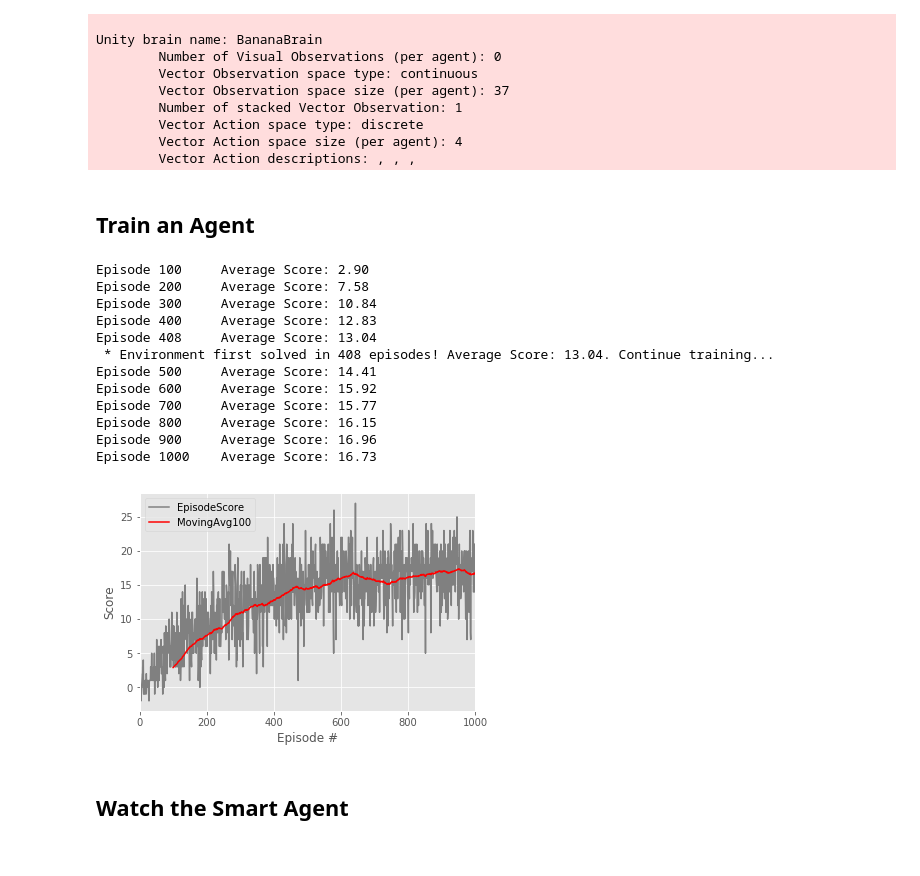
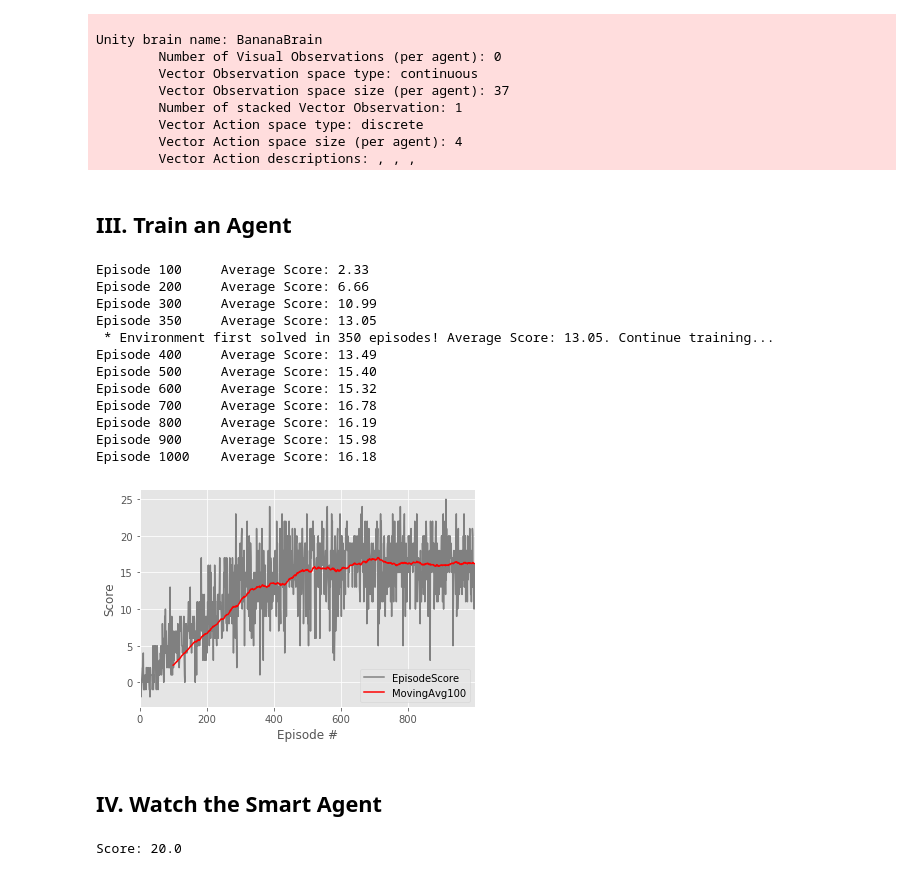
Before and after one commit to YaranFan/deep_reinforcement_learning_navigation, a Jupyter notebook: Navigation.ipynb, the cells around one changed output. Saved outputs shown, nothing was run; the diff lists cells and outputs as text; code cells hidden in the pictures.

```diff
--- a/Navigation.ipynb
+++ b/Navigation.ipynb
@@ -54,7 +54,7 @@ def dqn(brain_name, agent, n_episodes=1000, eps_start=1.0, eps_end=0.01, eps_dec
                 print('\n * Environment first solved in {:d} episodes! Average Score: {:.2f}. Continue training...'.format(i_episode, np.mean(scores_window)))
                 solved = True
             scores_pass = np.mean(scores_window)
-            torch.save(agent.qnetwork_local.state_dict(), 'checkpoint.pth')
+            torch.save(agent.qnetwork_local.state_dict(), 'trained_agent.pth')
     return scores
 
 def plot_score(scores, rolling_window=100):
@@ -69,6 +69,6 @@ def plot_score(scores, rolling_window=100):
 # %%
 # Environment
-env = UnityEnvironment(file_name="Banana_Linux_NoVis/Banana.x86_64")
+env = UnityEnvironment(file_name="Banana/Banana.app")
 brain_name = env.brain_names[0]
 brain = env.brains[brain_name]
 env_info = env.reset(train_mode=True)[brain_name]
@@ -91,50 +91,52 @@ Unity brain name: BananaBrain
         Vector Action space size (per agent): 4
         Vector Action descriptions: , , ,
 # %% [markdown]
-## Train an Agent
+## III. Train an Agent
 # %%
 # Train or load model
 train_model = True
 # %%
 # Agent
+action_size = brain.vector_action_space_size
+state_size = brain.vector_observation_space_size
+agent = Agent(state_size=state_size, action_size=action_size, device=device)
 if train_model:
-    action_size = brain.vector_action_space_size
-    state_size = brain.vector_observation_space_size
-    agent = Agent(state_size=state_size, action_size=action_size, device=device)
     scores = dqn(brain_name, agent, eps_decay=0.99)
     plot_score(scores)
 else:
-    agent.qnetwork_local.load_state_dict(torch.load('checkpoint.pth'))
+    agent.qnetwork_local.load_state_dict(torch.load('trained_agent.pth'))
 # %% [output]
-Episode 100     Average Score: 2.90
-Episode 200     Average Score: 7.58
-Episode 300     Average Score: 10.84
-Episode 400     Average Score: 12.83
-Episode 408     Average Score: 13.04
- * Environment first solved in 408 episodes! Average Score: 13.04. Continue training...
-Episode 500     Average Score: 14.41
-Episode 600     Average Score: 15.92
-Episode 700     Average Score: 15.77
-Episode 800     Average Score: 16.15
-Episode 900     Average Score: 16.96
-Episode 1000    Average Score: 16.73
+Episode 100     Average Score: 2.33
+Episode 200     Average Score: 6.66
+Episode 300     Average Score: 10.99
+Episode 350     Average Score: 13.05
+ * Environment first solved in 350 episodes! Average Score: 13.05. Continue training...
+Episode 400     Average Score: 13.49
+Episode 500     Average Score: 15.40
+Episode 600     Average Score: 15.32
+Episode 700     Average Score: 16.78
+Episode 800     Average Score: 16.19
+Episode 900     Average Score: 15.98
+Episode 1000    Average Score: 16.18
-[figure, old version]
+[figure, new version]
 # %% [markdown]
-## Watch the Smart Agent
+## IV. Watch the Smart Agent
 # %%
-# # Watch the trained agent
-# env_info = env.reset(train_mode=False)[brain_name]
-# state = env_info.vector_observations[0]
-# score = 0
-# while True:
-#     action = agent.act(state, eps=0)
-#     env_info = env.step(action)[brain_name]
-#     next_state = env_info.vector_observations[0]
-#     reward = env_info.rewards[0]
-#     done = env_info.local_done[0]
-#     score += reward
-#     state = next_state
-#     if done:
-#         break
-# print("Score: {}".format(score))
-# # env.close()
+# Watch the trained agent
+env_info = env.reset(train_mode=False)[brain_name]
+state = env_info.vector_observations[0]
+score = 0
+while True:
+    action = agent.act(state, eps=0)
+    env_info = env.step(action)[brain_name]
+    next_state = env_info.vector_observations[0]
+    reward = env_info.rewards[0]
+    done = env_info.local_done[0]
+    score += reward
+    state = next_state
+    if done:
+        break
+print("Score: {}".format(score))
+# env.close()
+# %% [output]
+Score: 20.0
```
Also changed, not shown: parts of 3 cells of this notebook, 7 other files.
